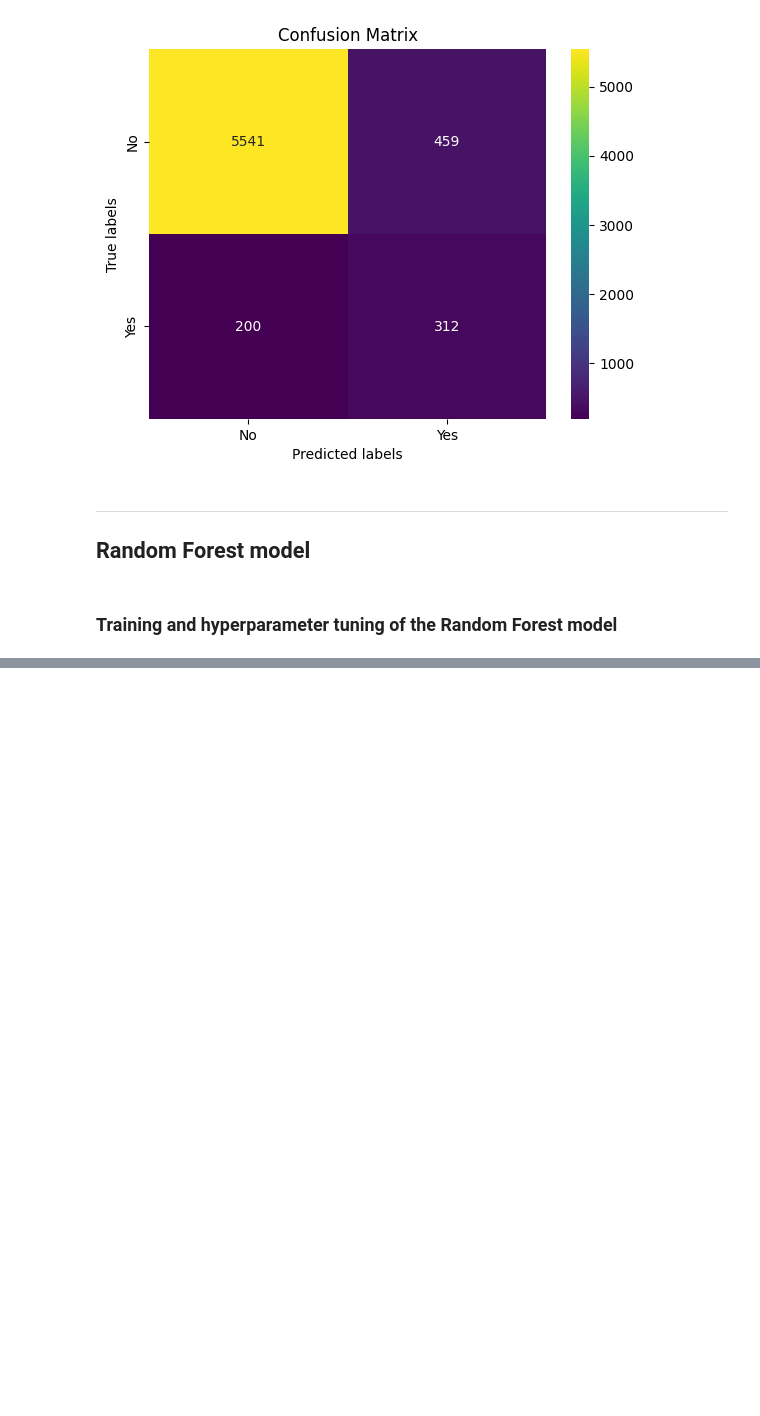
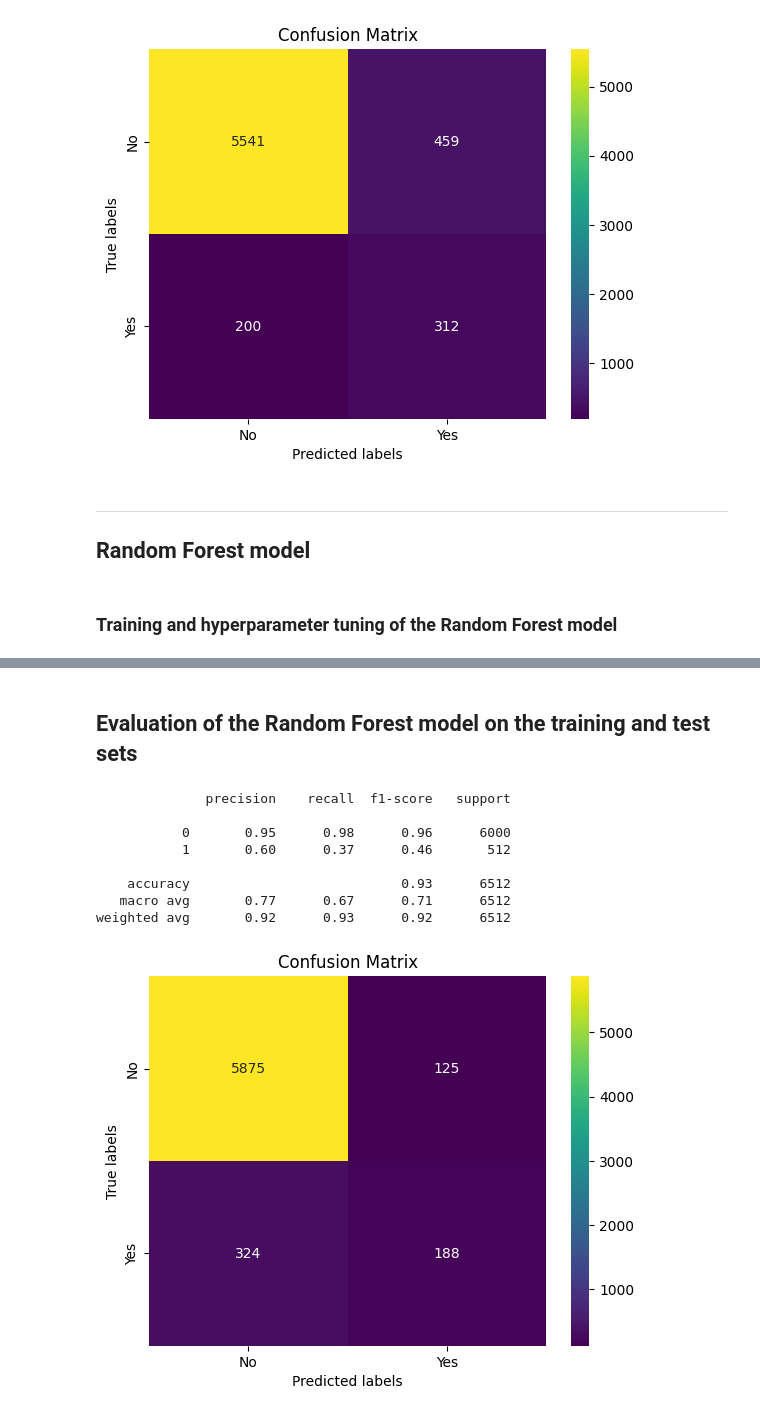
Before and after one commit to supanat-tht/HDAT9910, a Jupyter notebook: HDAT9910_main.ipynb, the cells around one changed output, grey strips where cells are left out. Drawn from its saved outputs; the diff is of its cells as text; code cells hidden in the pictures; blank space fills up the shorter version.

```diff
--- a/HDAT9910_main.ipynb
+++ b/HDAT9910_main.ipynb
@@ -250,0 +254,24 @@ print("Best cross-validation (F1) score: {:.4f}".format(grid_search_RF.best_scor
+# %% [markdown]
+## Evaluation of the Random Forest model on the training and test sets
+# %%
+# Predict in the test set
+y_pred_grid_search_RF = grid_search_RF.predict(X_test)
+
+# Generate confusion matrix for evaluation
+confusion_RF = confusion_matrix(y_test, y_pred_grid_search_RF)
+
+# Use the function plot_confusion_matrix(confusion_matrix)
+plot_confusion_matrix(confusion_RF)
+
+# Classification report
+print(classification_report(y_test, y_pred_grid_search_RF))
+# %% [output]
+              precision    recall  f1-score   support
+
+           0       0.95      0.98      0.96      6000
+           1       0.60      0.37      0.46       512
+
+    accuracy                           0.93      6512
+   macro avg       0.77      0.67      0.71      6512
+weighted avg       0.92      0.93      0.92      6512
+[figure, added]
```
Also changed, not shown: parts of 1 cell of this notebook.
